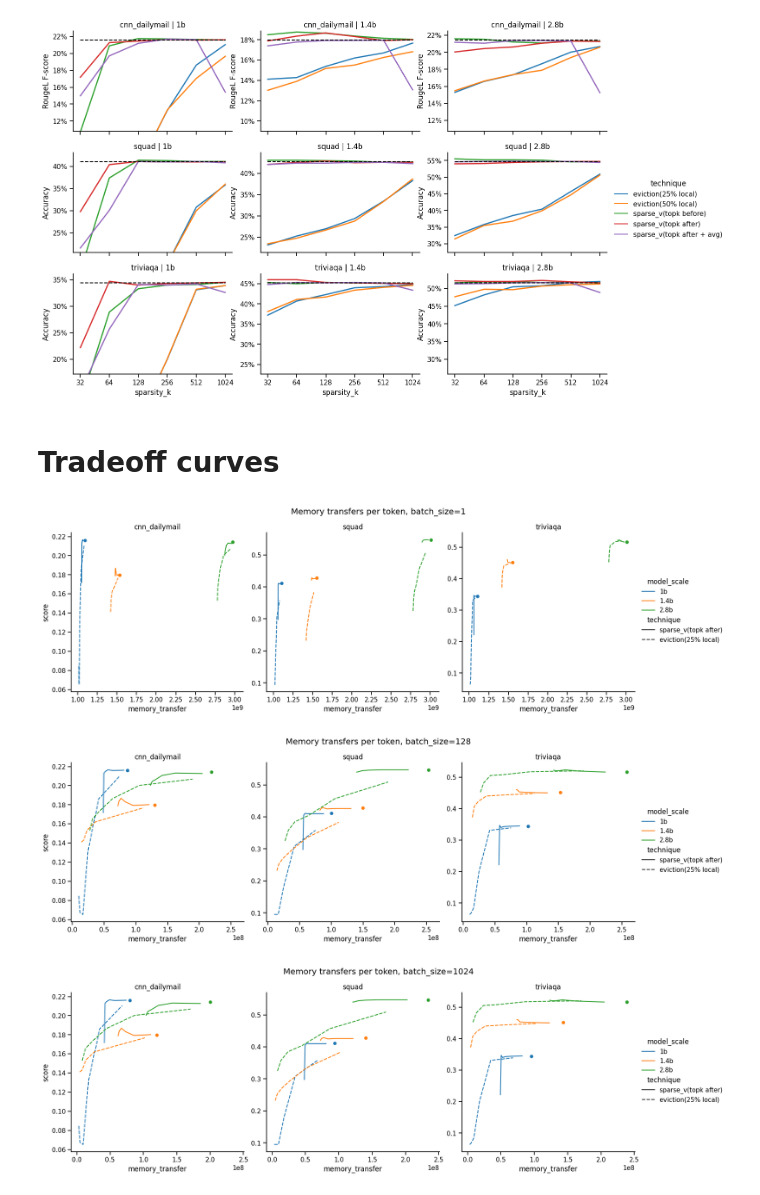
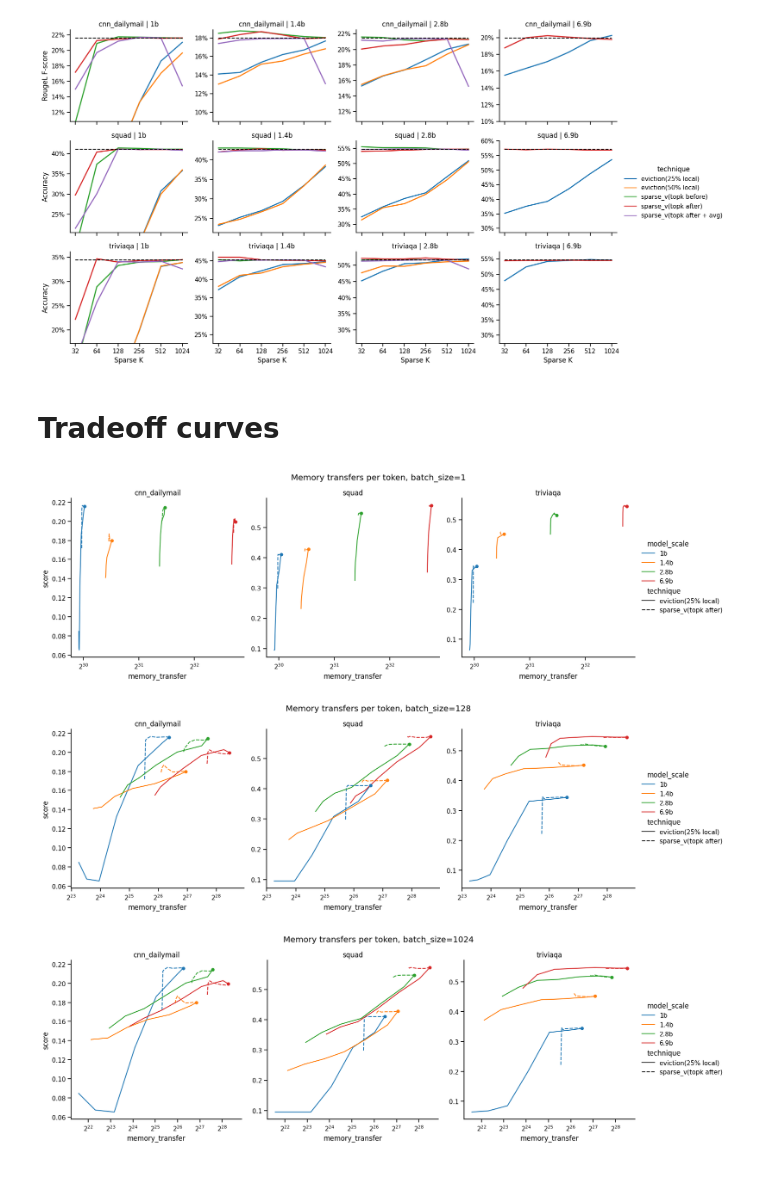
Before and after one commit to graphcore-research/llm-inference-research, a Jupyter notebook: 2023-sparse-attention/rmoe-51-baseline-update/Analysis.ipynb, the cells around one changed output. Drawn from its saved outputs; the diff is of its cells as text; code cells hidden in the pictures.

```diff
--- a/2023-sparse-attention/rmoe-51-baseline-update/Analysis.ipynb
+++ b/2023-sparse-attention/rmoe-51-baseline-update/Analysis.ipynb
@@ -48,26 +50,41 @@ df.head()
 # %%
 g = sns.relplot(data=df.pipe(lambda d: d[d.technique != "dense"]),
                 y="score", x="sparsity_k", hue="technique",
                 row="task_name", row_order=["cnn_dailymail", "squad", "triviaqa"],
-                col="model_scale", col_order=["1b", "1.4b", "2.8b"],
-                kind="line", facet_kws=dict(sharey=False), height=3, aspect=1.5, lw=2)
+                col="model_scale", col_order=["1b", "1.4b", "2.8b", "6.9b"],
+                kind="line", facet_kws=dict(sharey=False), height=3, aspect=1.25, lw=2)
 
 for (dataset, model_scale), d in df.pipe(lambda d: d[d.technique == "dense"]).groupby(["task_name", "model_scale"]):
     if (dataset, model_scale) in g.axes_dict:
         ax = g.axes_dict[(dataset, model_scale)]
         ax.set_title(f"{dataset} | {model_scale}")
         ax.hlines(d.score, 32, 1024, "k", linestyle="dashed", label="dense baseline")
+        if ax.get_xlabel():
+            ax.set_xlabel("Sparse K")
         ax.set_xscale("log", base=2)
         ax.set_xticks([2**n for n in range(5, 11)])
         ax.xaxis.set_major_formatter(matplotlib.ticker.ScalarFormatter())
+        if ax.get_ylabel():
+            ax.set_ylabel("RougeL F-score" if dataset == "cnn_dailymail" else "Accuracy")
+        ax.set_ylim((0.5 * d.score.item(), 1.05 * d.score.item()))
         ax.yaxis.set_major_formatter(matplotlib.ticker.StrMethodFormatter("{x:.0%}"))
-        ax.set_ylabel("RougeL F-score" if dataset == "cnn_dailymail" else "Accuracy")
-        ax.set_ylim((0.5 * d.score.item(), 1.05 * d.score.item()))
 # %% [output]
-[figure, old version]
+[figure, new version]
 # %% [markdown]
 # Tradeoff curves
 # %%
+def add_dense_as_sparse_technique(df: pd.DataFrame) -> pd.DataFrame:
+    """Add 'dense' as if it were a sparse technique.
+    Note that this only gives it the sparse 'technique' string.
+    """
+    def _map(g: pd.DataFrame) -> pd.DataFrame:
+        g_dense = g[g.technique=="dense"]
+        assert len(g_dense) == 1
+        return (g.groupby("technique")
+                .apply(lambda gg: gg if gg.name=="dense" else pd.concat([gg, g_dense.assign(technique=gg.name)]))
+                .reset_index(drop=True))
+    return df.groupby(["task_name", "model_scale"]).apply(_map).reset_index(drop=True)
+
 def get_memory_transfer(s: pd.Series, batch_size: int) -> float:
     if s.sparsity_name == "dense":
         nkv = 1 + 2 * s.prefill_length  # write current + read all KVs
@@ -75,19 +92,21 @@ def get_memory_transfer(s: pd.Series, batch_size: int) -> float:
         nkv = 1 + s.prefill_length + s.sparsity_k + 2 * s.sparsity_add_avg
     if s.sparsity_name == "eviction":
         nkv = 1 + 2 * s.sparsity_k
-    hidden_size = {"1b": 2048, "1.4b": 2048, "2.8b": 2560}[s.model_scale]
-    n_layers = {"1b": 16, "1.4b": 24, "2.8b": 32}[s.model_scale]
+    hidden_size = {"1b": 2048, "1.4b": 2048, "2.8b": 2560, "6.9b": 4096}[s.model_scale]
+    n_layers = {"1b": 16, "1.4b": 24, "2.8b": 32, "6.9b": 32}[s.model_scale]
     return nkv * hidden_size * n_layers + s.parameters / batch_size
 
-model_scales = ["1b", "1.4b", "2.8b"]
+model_scales = ["1b", "1.4b", "2.8b", "6.9b"]
 for batch_size in [1, 128, 1024]:
     d = (df.pipe(lambda d: d.assign(memory_transfer=d.apply(partial(get_memory_transfer, batch_size=batch_size), axis=1)))
-        .pipe(lambda d: d[d.technique.isin(["dense", "eviction(25% local)", "sparse_v(topk after)"])]))
-    g = sns.relplot(data=d[d.technique!="dense"].sort_values("task_name"), y="score", x="memory_transfer", col="task_name",
-                hue="model_scale", hue_order=model_scales, style="technique",
-                kind="line", facet_kws=dict(sharey=False), height=5)
+        .pipe(lambda d: d[d.technique.isin(["dense", "eviction(25% local)", "sparse_v(topk after)"])])
+        .pipe(add_dense_as_sparse_technique))
+    g = sns.relplot(
+        data=d[d.technique!="dense"].sort_values("task_name"),
+        y="score", x="memory_transfer", col="task_name",
+        hue="model_scale", hue_order=model_scales, style="technique",
+        kind="line", facet_kws=dict(sharey=False), height=5)
     plt.suptitle(f"Memory transfers per token, batch_size={batch_size}", y=1.04)
-
     for task, baseline in d[d.technique=="dense"].groupby("task_name"):
         ax = g.axes_dict[task]
         for color, model_scale in zip(sns.color_palette(), model_scales):
@@ -95,7 +114,8 @@ for batch_size in [1, 128, 1024]:
             if len(b):
                 ax.plot(b.memory_transfer.item(), b.score.item(), 'o', ms=5, color=color)
         ax.set_title(task)
+        ax.set_xscale("log", base=2)
 # %% [output]
-[figure, old version]
+[figure, new version]
-[figure, old version]
+[figure, new version]
-[figure, old version]
+[figure, new version]
```
Also changed, not shown: parts of 1 cell of this notebook, 2 other files.
